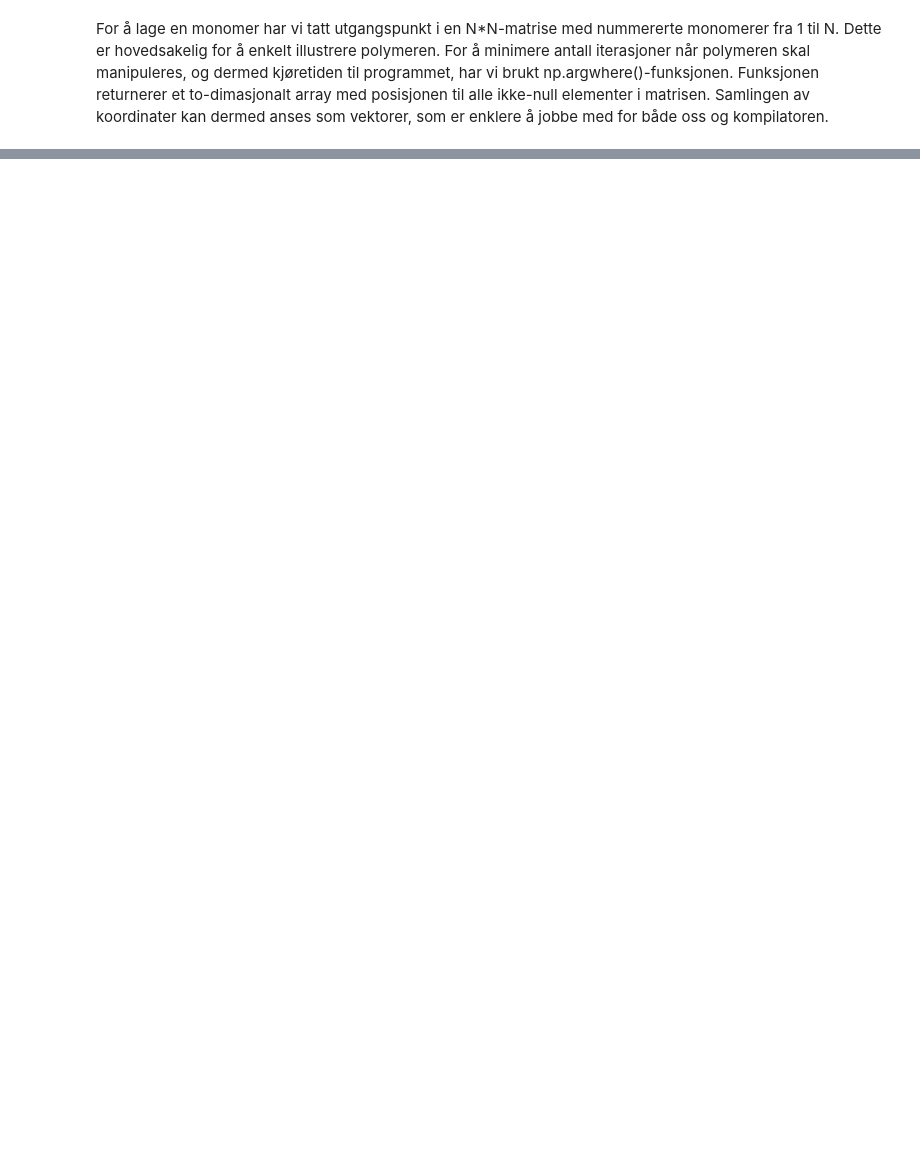
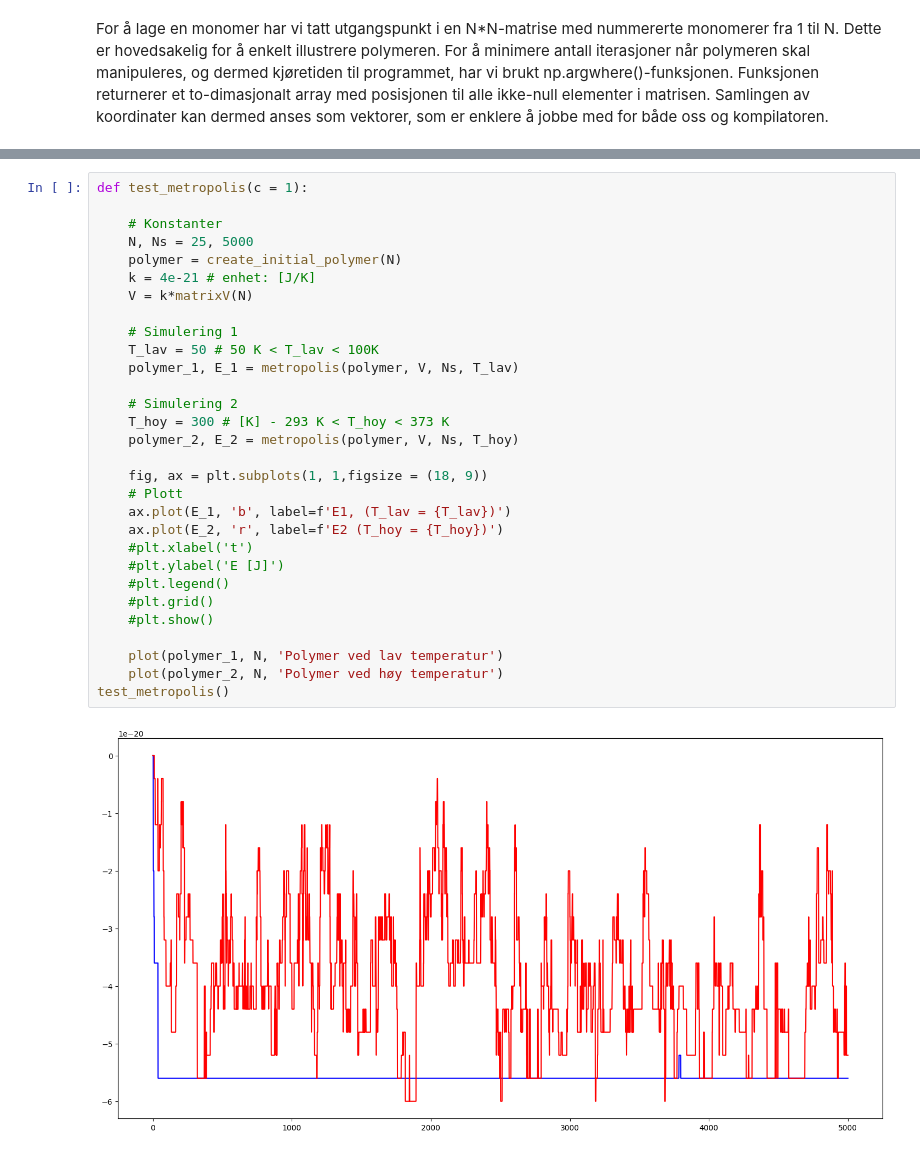
Before and after one commit to TrymSaether/monte-carlo-polymer-folding, a Jupyter notebook: rapport/rapport.ipynb, the cells around one changed output, grey strips where cells are left out. Saved outputs shown, nothing was run; the diff lists cells and outputs as text; blank space fills up the shorter version.

```diff
--- a/rapport/rapport.ipynb
+++ b/rapport/rapport.ipynb
@@ -146,0 +465,32 @@ a = 0
+# %%
+def test_metropolis(c = 1):
+
+    # Konstanter
+    N, Ns = 25, 5000
+    polymer = create_initial_polymer(N)
+    k = 4e-21 # enhet: [J/K]
+    V = k*matrixV(N)
+
+    # Simulering 1
+    T_lav = 50 # 50 K < T_lav < 100K
+    polymer_1, E_1 = metropolis(polymer, V, Ns, T_lav)
+
+    # Simulering 2
+    T_hoy = 300 # [K] - 293 K < T_hoy < 373 K
+    polymer_2, E_2 = metropolis(polymer, V, Ns, T_hoy)
+
+    fig, ax = plt.subplots(1, 1,figsize = (18, 9))
+    # Plott
+    ax.plot(E_1, 'b', label=f'E1, (T_lav = {T_lav})')
+    ax.plot(E_2, 'r', label=f'E2 (T_hoy = {T_hoy})')
+    #plt.xlabel('t')
+    #plt.ylabel('E [J]')
+    #plt.legend()
+    #plt.grid()
+    #plt.show()
+
+    plot(polymer_1, N, 'Polymer ved lav temperatur')
+    plot(polymer_2, N, 'Polymer ved høy temperatur')
+test_metropolis()
+# %% [output]
+[figure, added]
```
Also changed, not shown: parts of 35 cells of this notebook.
